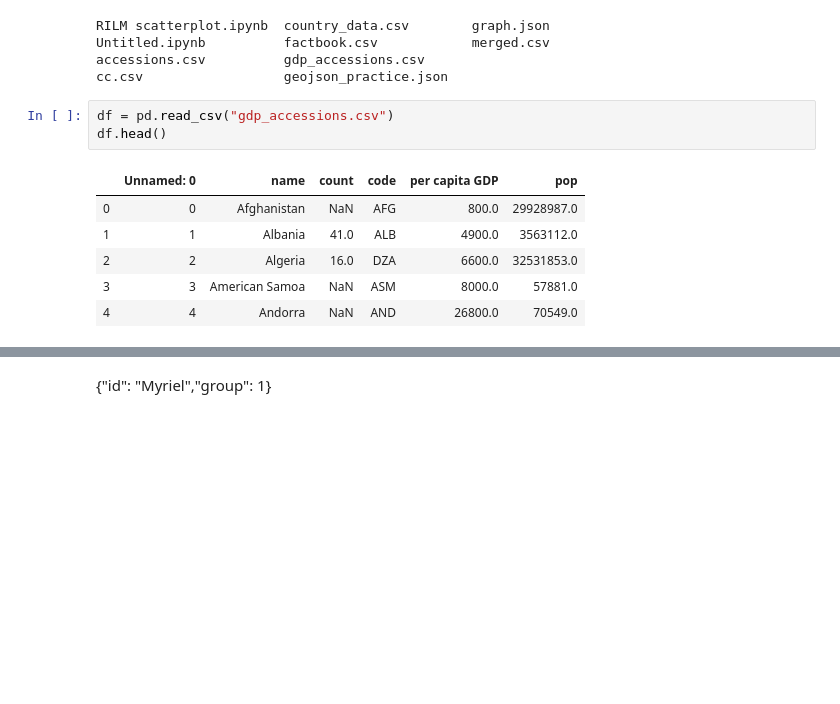
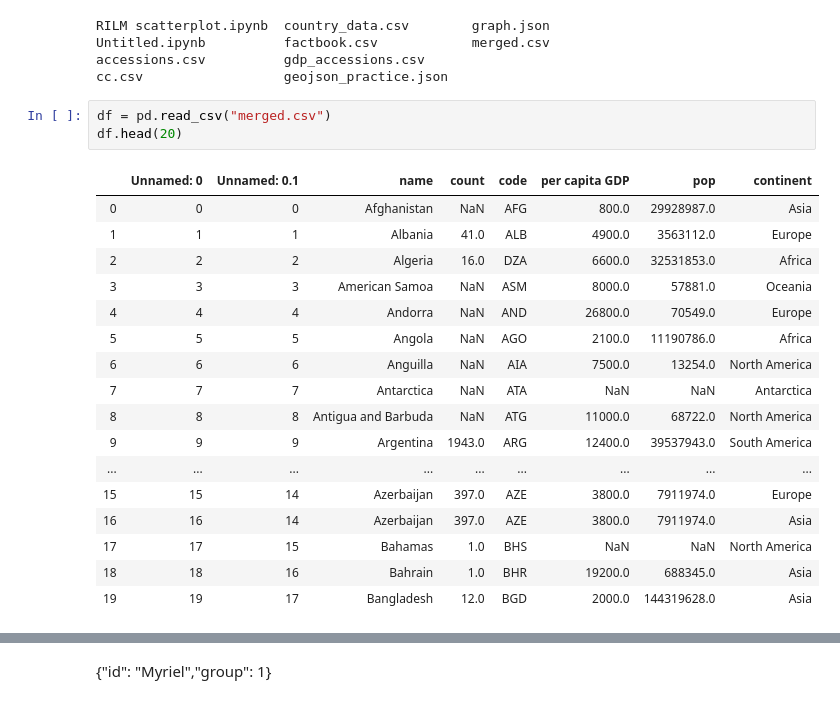
Before and after one commit to GlennHenshaw/rilm_network, a Jupyter notebook: data/Untitled.ipynb, the cells around one changed output, grey strips where cells are left out. Drawn from its saved outputs; the diff is of its cells as text; blank space fills up the shorter version.

```diff
--- a/data/Untitled.ipynb
+++ b/data/Untitled.ipynb
@@ -8,12 +8,23 @@ Untitled.ipynb          factbook.csv            merged.csv
 accessions.csv          gdp_accessions.csv
 cc.csv                  geojson_practice.json
 # %%
-df = pd.read_csv("gdp_accessions.csv")
-df.head()
+df = pd.read_csv("merged.csv")
+df.head(20)
 # %% [output]
-|  | Unnamed: 0 | name | count | code | per capita GDP | pop |
-| 0 | 0 | Afghanistan | NaN | AFG | 800.0 | 29928987.0 |
-| 1 | 1 | Albania | 41.0 | ALB | 4900.0 | 3563112.0 |
-| 2 | 2 | Algeria | 16.0 | DZA | 6600.0 | 32531853.0 |
-| 3 | 3 | American Samoa | NaN | ASM | 8000.0 | 57881.0 |
-| 4 | 4 | Andorra | NaN | AND | 26800.0 | 70549.0 |
+|  | Unnamed: 0 | Unnamed: 0.1 | name | count | code | per capita GDP | pop | continent |
+| 0 | 0 | 0 | Afghanistan | NaN | AFG | 800.0 | 29928987.0 | Asia |
+| 1 | 1 | 1 | Albania | 41.0 | ALB | 4900.0 | 3563112.0 | Europe |
+| 2 | 2 | 2 | Algeria | 16.0 | DZA | 6600.0 | 32531853.0 | Africa |
+| 3 | 3 | 3 | American Samoa | NaN | ASM | 8000.0 | 57881.0 | Oceania |
+| 4 | 4 | 4 | Andorra | NaN | AND | 26800.0 | 70549.0 | Europe |
+| 5 | 5 | 5 | Angola | NaN | AGO | 2100.0 | 11190786.0 | Africa |
+| 6 | 6 | 6 | Anguilla | NaN | AIA | 7500.0 | 13254.0 | North America |
+| 7 | 7 | 7 | Antarctica | NaN | ATA | NaN | NaN | Antarctica |
+| 8 | 8 | 8 | Antigua and Barbuda | NaN | ATG | 11000.0 | 68722.0 | North America |
+| 9 | 9 | 9 | Argentina | 1943.0 | ARG | 12400.0 | 39537943.0 | South America |
+| ... | ... | ... | ... | ... | ... | ... | ... | ... |
+| 15 | 15 | 14 | Azerbaijan | 397.0 | AZE | 3800.0 | 7911974.0 | Europe |
+| 16 | 16 | 14 | Azerbaijan | 397.0 | AZE | 3800.0 | 7911974.0 | Asia |
+| 17 | 17 | 15 | Bahamas | 1.0 | BHS | NaN | NaN | North America |
+| 18 | 18 | 16 | Bahrain | 1.0 | BHR | 19200.0 | 688345.0 | Asia |
+| 19 | 19 | 17 | Bangladesh | 12.0 | BGD | 2000.0 | 144319628.0 | Asia |
```
Also changed, not shown: parts of 5 cells of this notebook, 2 other files.
